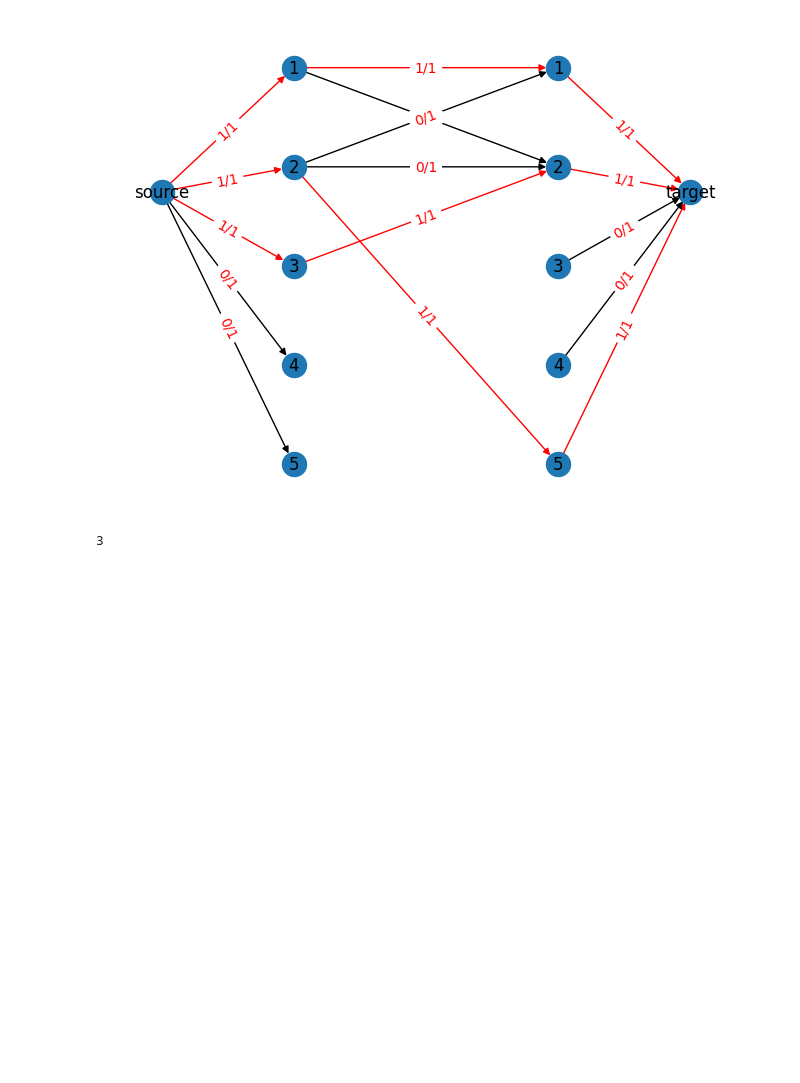
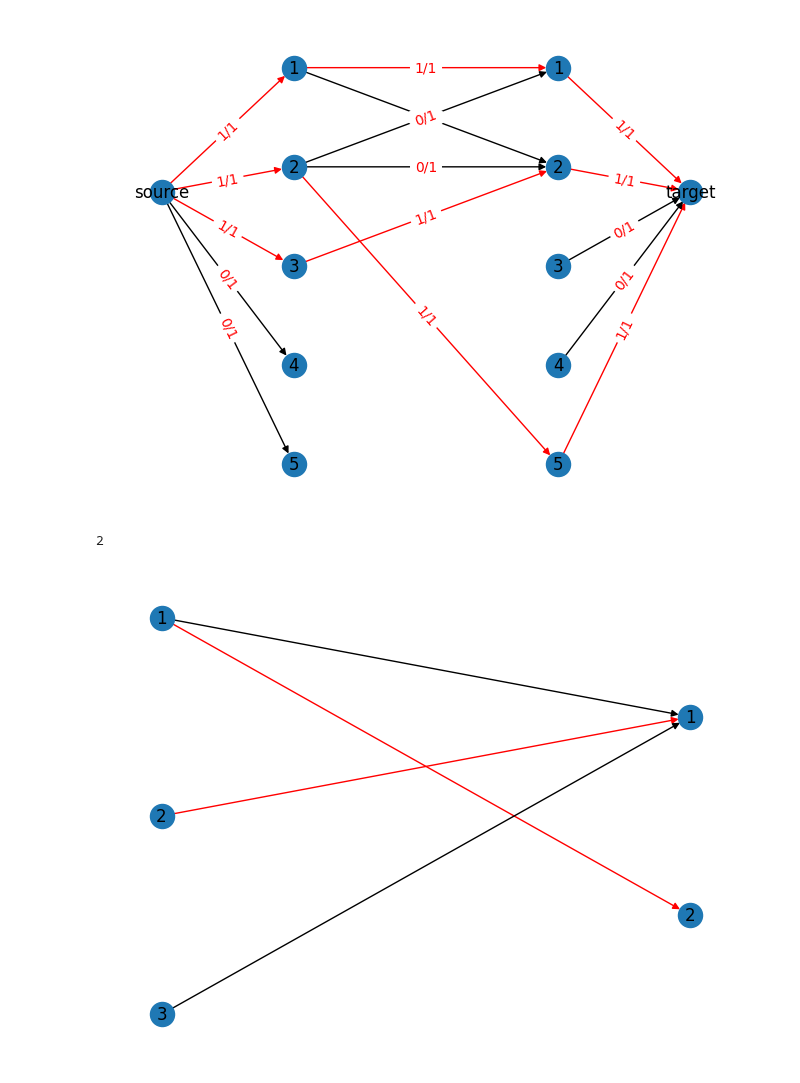
Before and after one commit to yukun-impa/algorithm-homework, a Jupyter notebook: main.ipynb, the cells around one changed output. Cells and saved outputs as stored; diff of their text form; code cells hidden in the pictures; blank space fills up the shorter version.

```diff
--- a/main.ipynb
+++ b/main.ipynb
@@ -520,13 +65,13 @@ class MaximumMatching2:
 # %%
 
-maxmatch = MaximumMatching2(5, 5)
+maxmatch = MaximumMatching2(3, 2)
 maxmatch.add_edge(1,1)
 maxmatch.add_edge(1,2)
 maxmatch.add_edge(2,1)
-maxmatch.add_edge(3,2)
-maxmatch.add_edge(2,2)
-maxmatch.add_edge(2,5)
+
+maxmatch.add_edge(3,1)
 
 maxmatch.print_result()
 # %% [output]
-3
+2
+[figure, added]
```
Also changed, not shown: parts of 8 cells of this notebook, 5 other files.
